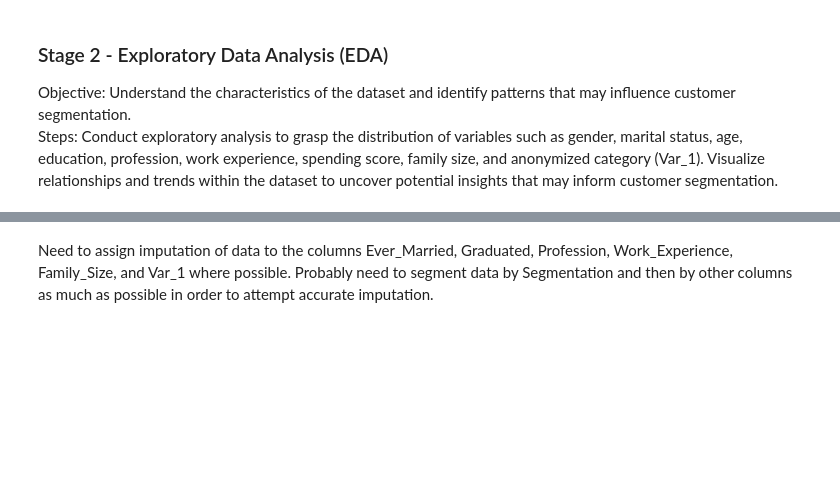
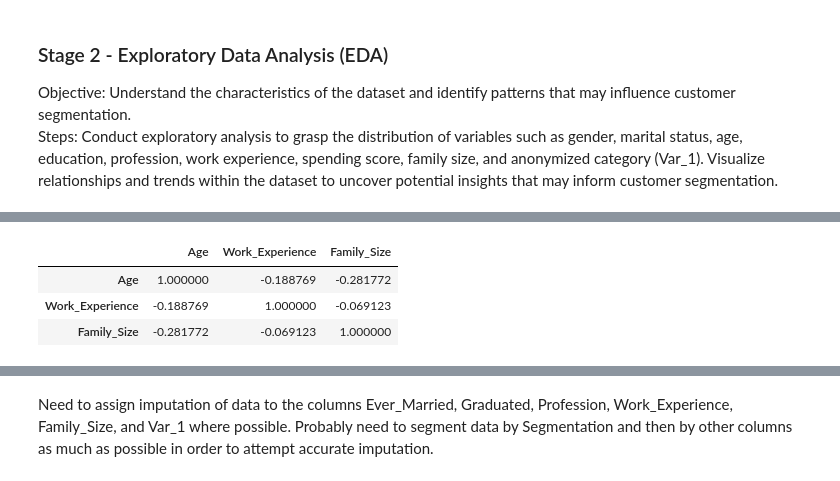
Before and after one commit to Rhuck1/DS_Projects, a Jupyter notebook: Customer_Segmentation_Project/Customer_Segmentation.ipynb, the cells around one changed output, grey strips where cells are left out. Cells and saved outputs as stored; diff of their text form; code cells hidden in the pictures; blank space fills up the shorter version.

```diff
--- a/Customer_Segmentation_Project/Customer_Segmentation.ipynb
+++ b/Customer_Segmentation_Project/Customer_Segmentation.ipynb
@@ -173,2 +171,9 @@ eda_data = eda_data.drop(columns='ID')
+# %%
+eda_data.corr()
+# %% [output]
+|  | Age | Work_Experience | Family_Size |
+| Age | 1.000000 | -0.188769 | -0.281772 |
+| Work_Experience | -0.188769 | 1.000000 | -0.069123 |
+| Family_Size | -0.281772 | -0.069123 | 1.000000 |
 # %%
 fig = go.Figure(data=go.Heatmap(
```
Also changed, not shown: parts of 8 cells of this notebook, 1 other file.
